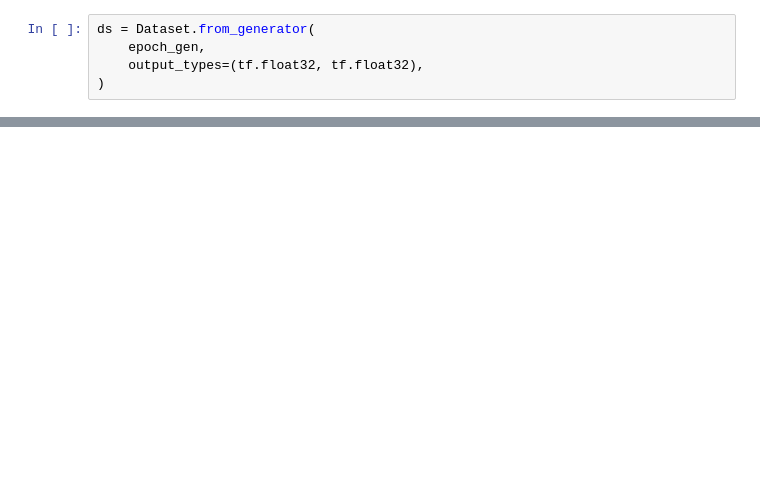
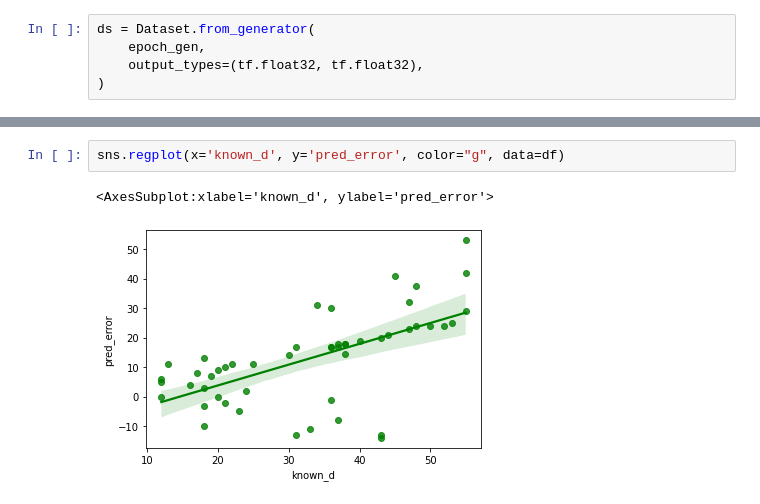
Before and after one commit to yaelsuarez/diameterY, a Jupyter notebook: scratch/model.ipynb, the cells around one changed output, grey strips where cells are left out. Cells and saved outputs as stored; diff of their text form; blank space fills up the shorter version.

```diff
--- a/scratch/model.ipynb
+++ b/scratch/model.ipynb
@@ -160,0 +404,5 @@ model.save("20220313-300epochs")
+# %%
+sns.regplot(x='known_d', y='pred_error', color="g", data=df)
+# %% [output]
+<AxesSubplot:xlabel='known_d', ylabel='pred_error'>
+[figure, added]
```
Also changed, not shown: parts of 32 cells of this notebook, 5 other files.
